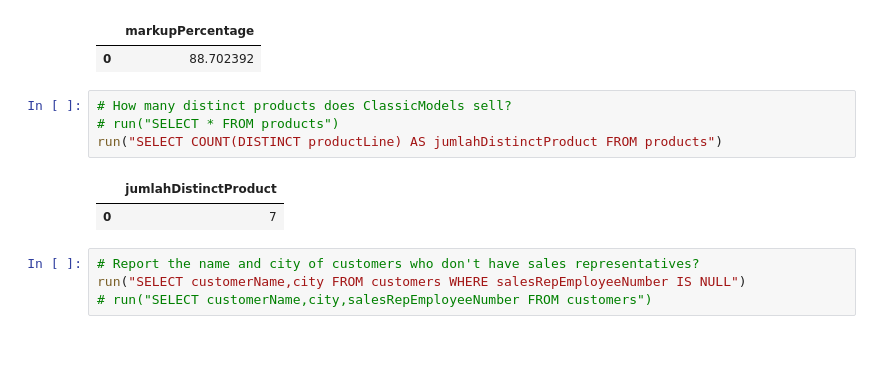
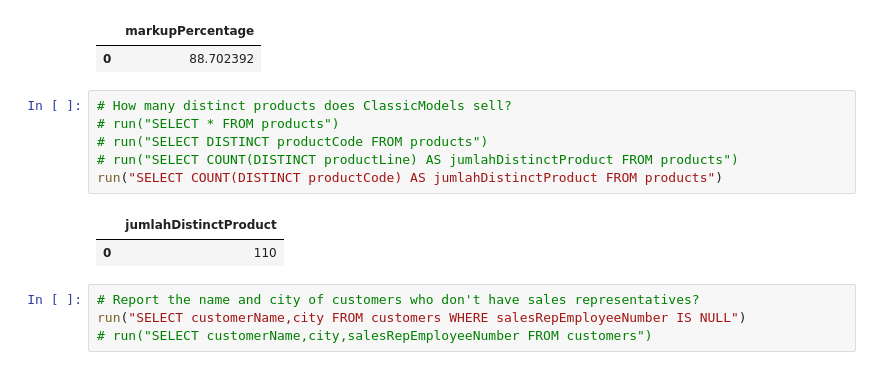
Before and after one commit to bamaabpama/digital-talent, a Jupyter notebook: MySQL Single Entity.ipynb, the cells around one changed output. Drawn from its saved outputs; the diff is of its cells as text.

```diff
--- a/MySQL Single Entity.ipynb
+++ b/MySQL Single Entity.ipynb
@@ -150,10 +150,12 @@ run("SELECT AVG((MSRP-buyPrice)/buyPrice*100) AS markupPercentage FROM products"
 # %%
 # How many distinct products does ClassicModels sell?
 # run("SELECT * FROM products")
-run("SELECT COUNT(DISTINCT productLine) AS jumlahDistinctProduct FROM products")
+# run("SELECT DISTINCT productCode FROM products")
+# run("SELECT COUNT(DISTINCT productLine) AS jumlahDistinctProduct FROM products")
+run("SELECT COUNT(DISTINCT productCode) AS jumlahDistinctProduct FROM products")
 # %% [output]
 |  | jumlahDistinctProduct |
-| 0 | 7 |
+| 0 | 110 |
 # %%
 # Report the name and city of customers who don't have sales representatives?
 run("SELECT customerName,city FROM customers WHERE salesRepEmployeeNumber IS NULL")
```
Also changed, not shown: parts of 1 cell of this notebook.
